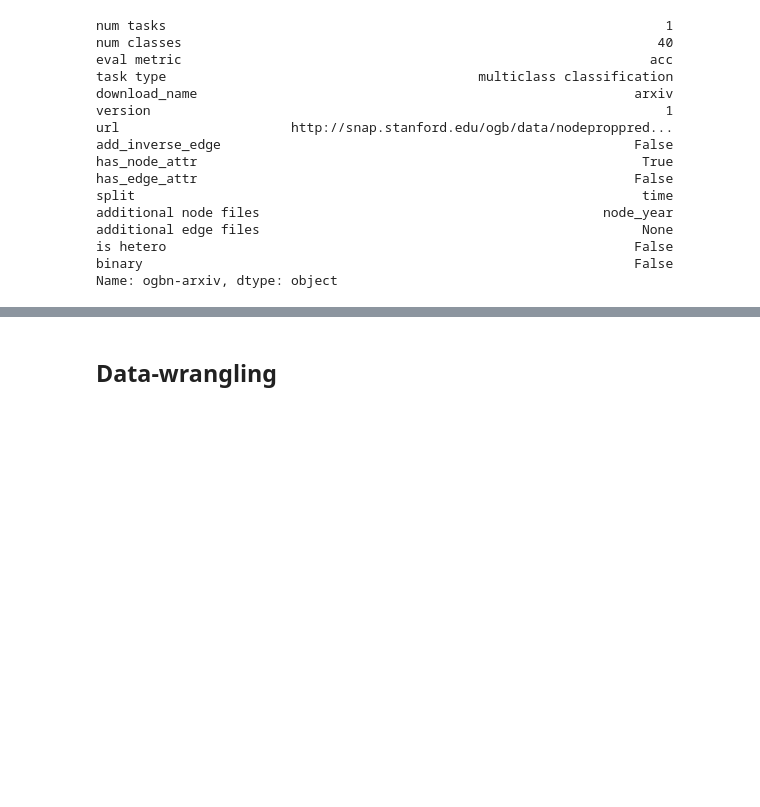
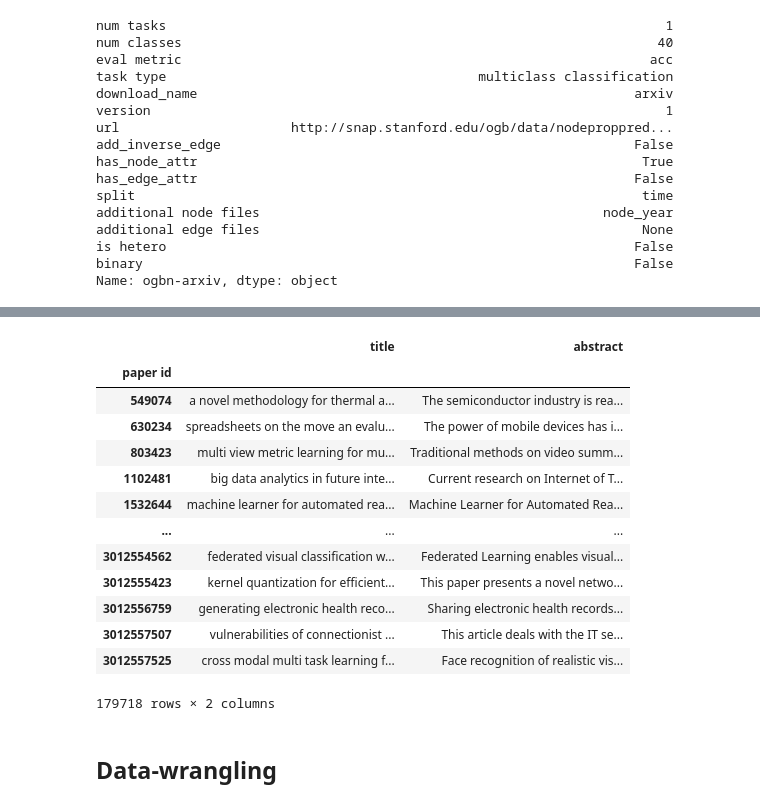
Before and after one commit to beangoben/gnn_workshop_riiaa, a Jupyter notebook: GNN con Nodos (Arxiv MAG).ipynb, the cells around one changed output, grey strips where cells are left out. Drawn from its saved outputs; the diff is of its cells as text; code cells hidden in the pictures; blank space fills up the shorter version.

```diff
--- a/GNN con Nodos (Arxiv MAG).ipynb
+++ b/GNN con Nodos (Arxiv MAG).ipynb
@@ -118,3 +131,24 @@ Name: ogbn-arxiv, dtype: object
+# %%
+paper_df = pd.read_csv('titleabs.tsv.gz', sep='\t', compression="gzip", names=['paper id', 'title', 'abstract'],)
+paper_df = paper_df.drop(0,axis=0).dropna()
+paper_df['paper id'] = paper_df['paper id'].astype(int)
+paper_df.set_index('paper id', drop=True, inplace=True)
+paper_df
+# %% [output]
+|  | title | abstract |
+| paper id |  |  |
+| 549074 | a novel methodology for thermal a... | The semiconductor industry is rea... |
+| 630234 | spreadsheets on the move an evalu... | The power of mobile devices has i... |
+| 803423 | multi view metric learning for mu... | Traditional methods on video summ... |
+| 1102481 | big data analytics in future inte... | Current research on Internet of T... |
+| 1532644 | machine learner for automated rea... | Machine Learner for Automated Rea... |
+| ... | ... | ... |
+| 3012554562 | federated visual classification w... | Federated Learning enables visual... |
+| 3012555423 | kernel quantization for efficient... | This paper presents a novel netwo... |
+| 3012556759 | generating electronic health reco... | Sharing electronic health records... |
+| 3012557507 | vulnerabilities of connectionist ... | This article deals with the IT se... |
+| 3012557525 | cross modal multi task learning f... | Face recognition of realistic vis... |
+179718 rows × 2 columns
 # %% [markdown]
 ## Data-wrangling
 # %%
```
Also changed, not shown: parts of 15 cells of this notebook.
